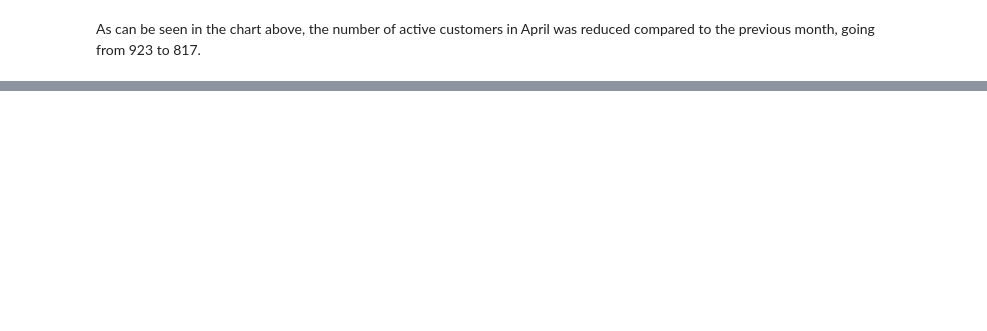
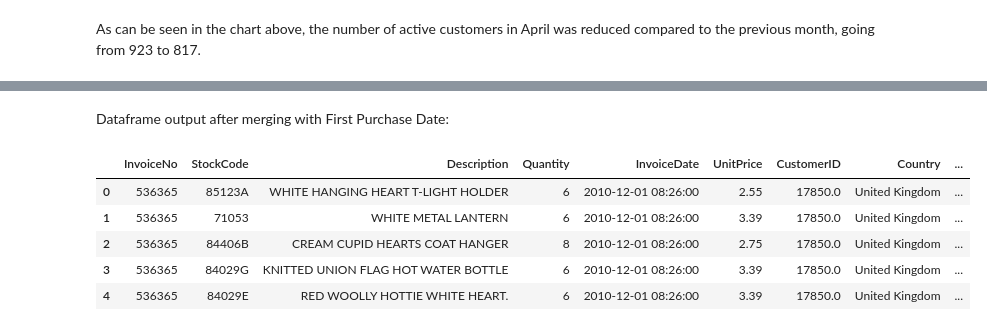
Before and after one commit to BrunoAzambuja/Boosting-online-retail-sales, a Jupyter notebook: boosting-online-retail-sales.ipynb, the cells around one changed output, grey strips where cells are left out. Saved outputs shown, nothing was run; the diff lists cells and outputs as text; code cells hidden in the pictures; blank space fills up the shorter version.

```diff
--- a/boosting-online-retail-sales.ipynb
+++ b/boosting-online-retail-sales.ipynb
@@ -178,0 +245,19 @@ As can be seen in the chart above, the number of active customers in April was r
+# %% [markdown]
+Dataframe output after merging with First Purchase Date:
+# %%
+#create a dataframe contaning CustomerID and first purchase date
+tx_min_purchase = tx_uk.groupby('CustomerID').InvoiceDate.min().reset_index()
+tx_min_purchase.columns = ['CustomerID','MinPurchaseDate']
+tx_min_purchase['MinPurchaseYearMonth'] = tx_min_purchase['MinPurchaseDate'].map(lambda date: 100*date.year + date.month)
+
+#merge first purchase date column to our main dataframe (tx_uk)
+tx_uk = pd.merge(tx_uk, tx_min_purchase, on='CustomerID')
+
+tx_uk.head()
+# %% [output]
+|  | InvoiceNo | StockCode | Description | Quantity | InvoiceDate | UnitPrice | CustomerID | Country | ... |
+| 0 | 536365 | 85123A | WHITE HANGING HEART T-LIGHT HOLDER | 6 | 2010-12-01 08:26:00 | 2.55 | 17850.0 | United Kingdom | ... |
+| 1 | 536365 | 71053 | WHITE METAL LANTERN | 6 | 2010-12-01 08:26:00 | 3.39 | 17850.0 | United Kingdom | ... |
+| 2 | 536365 | 84406B | CREAM CUPID HEARTS COAT HANGER | 8 | 2010-12-01 08:26:00 | 2.75 | 17850.0 | United Kingdom | ... |
+| 3 | 536365 | 84029G | KNITTED UNION FLAG HOT WATER BOTTLE | 6 | 2010-12-01 08:26:00 | 3.39 | 17850.0 | United Kingdom | ... |
+| 4 | 536365 | 84029E | RED WOOLLY HOTTIE WHITE HEART. | 6 | 2010-12-01 08:26:00 | 3.39 | 17850.0 | United Kingdom | ... |
```
Also changed, not shown: parts of 26 cells of this notebook.
